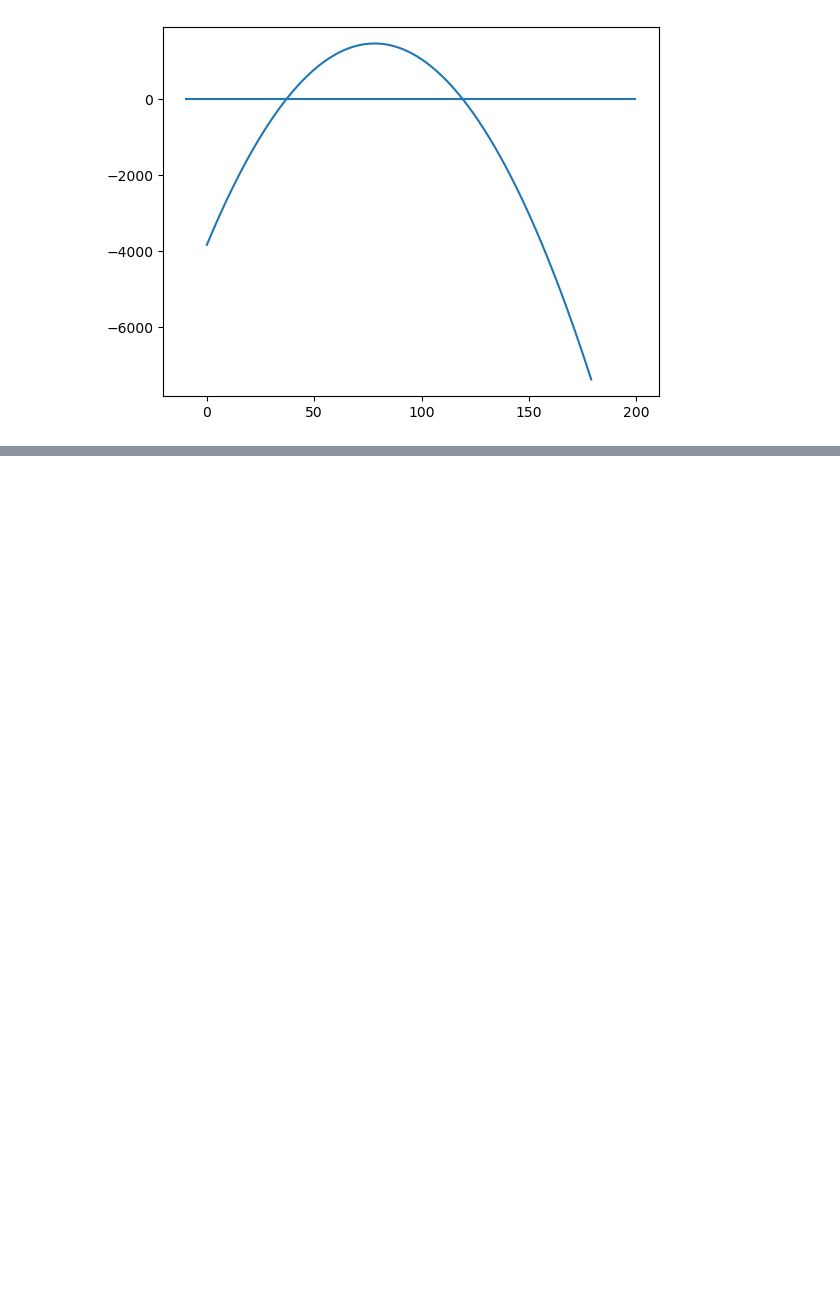
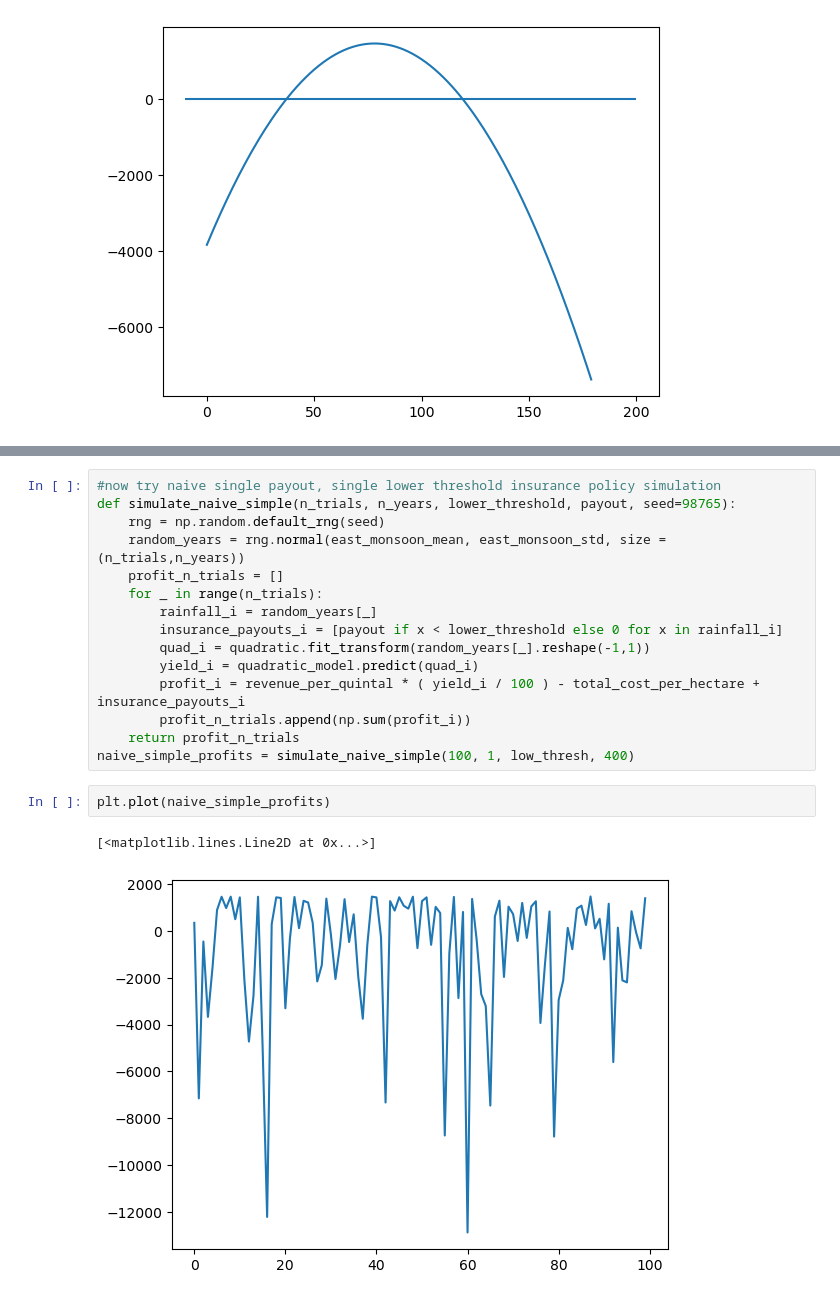
Before and after one commit to ken-neth-wang/crop-insurance, a Jupyter notebook: univariate_sim.ipynb, the cells around one changed output, grey strips where cells are left out. Drawn from its saved outputs; the diff is of its cells as text; blank space fills up the shorter version.

```diff
--- a/univariate_sim.ipynb
+++ b/univariate_sim.ipynb
@@ -401,0 +397,20 @@ low_thresh, up_thresh
+# %%
+#now try naive single payout, single lower threshold insurance policy simulation
+def simulate_naive_simple(n_trials, n_years, lower_threshold, payout, seed=98765):
+    rng = np.random.default_rng(seed)
+    random_years = rng.normal(east_monsoon_mean, east_monsoon_std, size = (n_trials,n_years))
+    profit_n_trials = []
+    for _ in range(n_trials):
+        rainfall_i = random_years[_]
+        insurance_payouts_i = [payout if x < lower_threshold else 0 for x in rainfall_i]
+        quad_i = quadratic.fit_transform(random_years[_].reshape(-1,1))
+        yield_i = quadratic_model.predict(quad_i)
+        profit_i = revenue_per_quintal * ( yield_i / 100 ) - total_cost_per_hectare + insurance_payouts_i
+        profit_n_trials.append(np.sum(profit_i))
+    return profit_n_trials
+naive_simple_profits = simulate_naive_simple(100, 1, low_thresh, 400)
+# %%
+plt.plot(naive_simple_profits)
+# %% [output]
+[<matplotlib.lines.Line2D at 0x...>]
+[figure, added]
```
Also changed, not shown: parts of 7 cells of this notebook.
